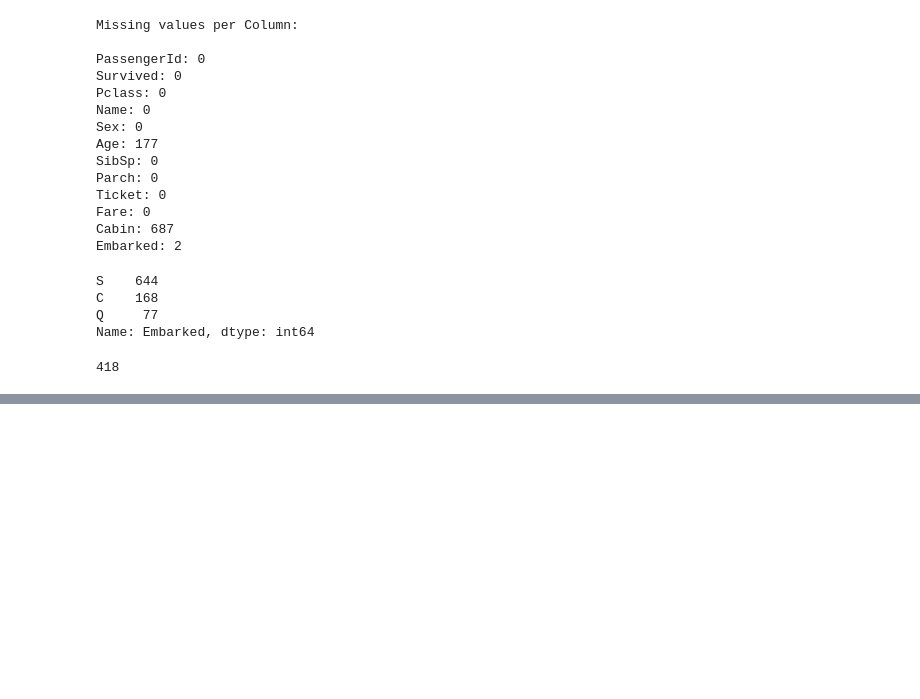
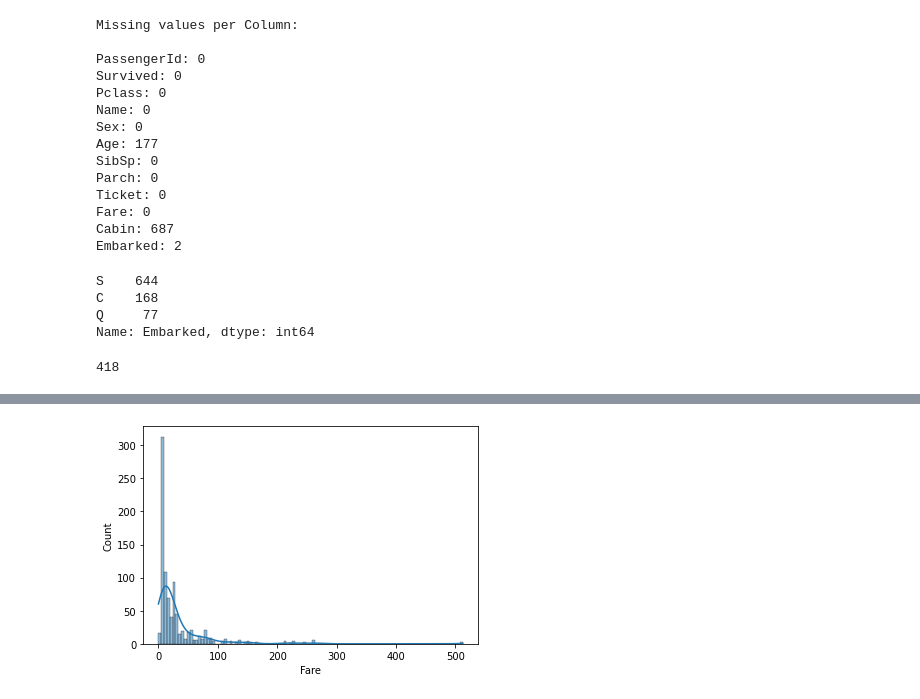
Before and after one commit to hellowithchicken/DataMining, a Jupyter notebook: basic_assignment/titanic/assignment_1_titanic.ipynb, the cells around one changed output, grey strips where cells are left out. Saved outputs shown, nothing was run; the diff lists cells and outputs as text; code cells hidden in the pictures; blank space fills up the shorter version.

```diff
--- a/basic_assignment/titanic/assignment_1_titanic.ipynb
+++ b/basic_assignment/titanic/assignment_1_titanic.ipynb
@@ -113,0 +147,5 @@ for col in delete:
+# %%
+for i in ['Fare']:
+    sns.histplot(data=data, x=i, kde=True)
+# %% [output]
+[figure, added]
```
Also changed, not shown: parts of 16 cells of this notebook, 1 other file.
